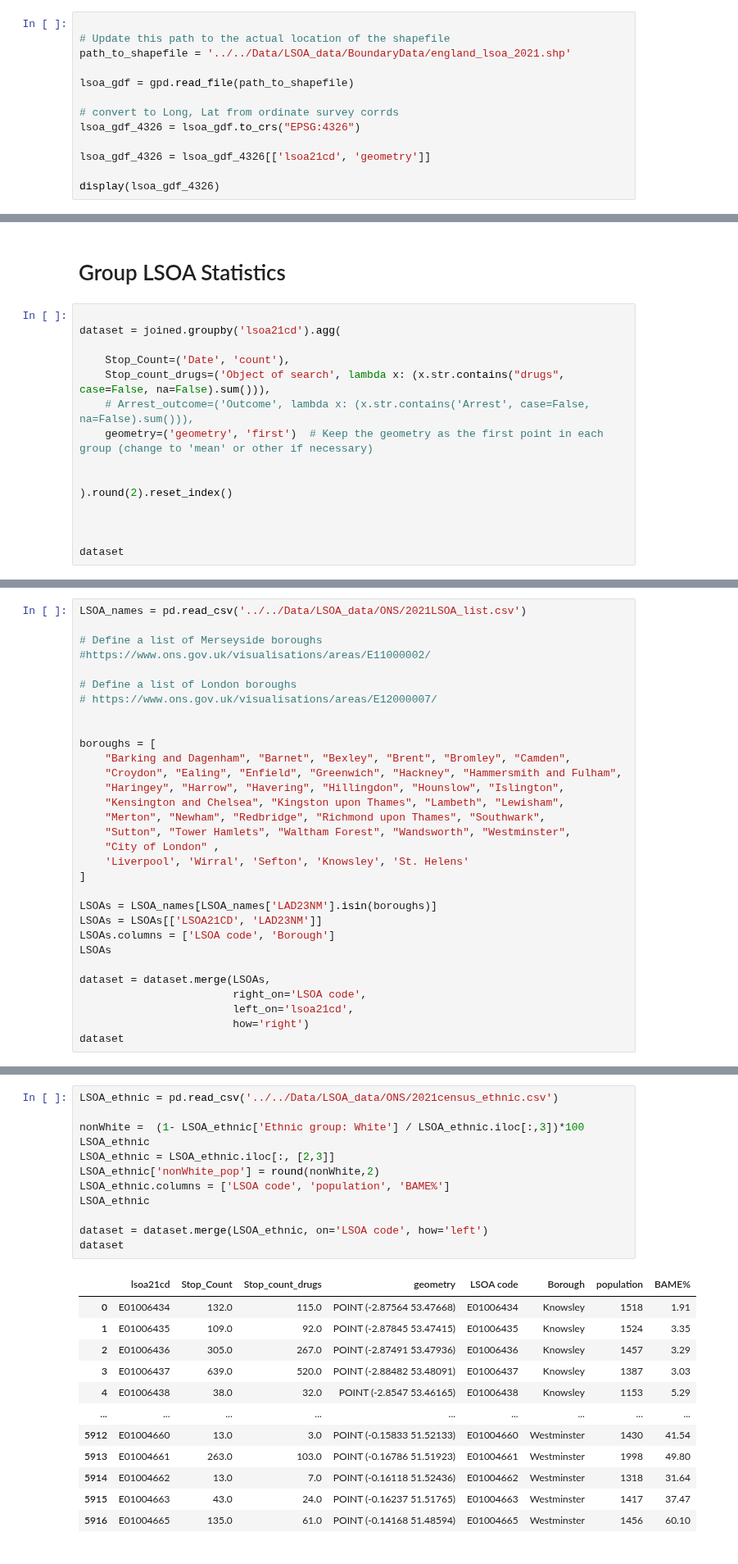
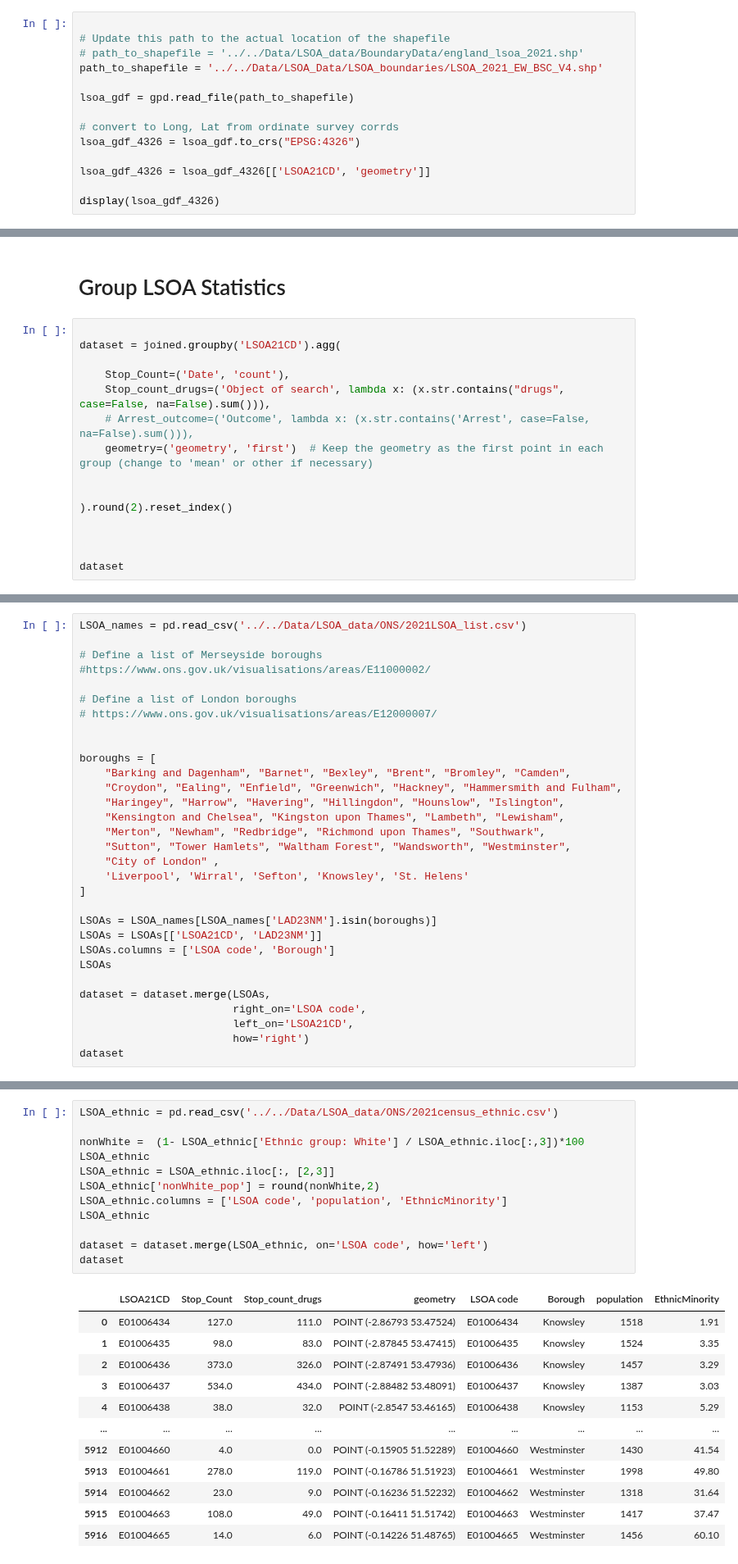
Before and after one commit to KofiBartonByfield/Dissertation, a Jupyter notebook: Code/Data Collection/create_csv.ipynb, the cells around one changed output, grey strips where cells are left out. Shown at 82% size. Cells and saved outputs as stored; diff of their text form.

```diff
--- a/Code/Data Collection/create_csv.ipynb
+++ b/Code/Data Collection/create_csv.ipynb
@@ -88,14 +88,15 @@ https://borders.ukdataservice.ac.uk/
 # %%
 
 # Update this path to the actual location of the shapefile
-path_to_shapefile = '../../Data/LSOA_data/BoundaryData/england_lsoa_2021.shp'
+# path_to_shapefile = '../../Data/LSOA_data/BoundaryData/england_lsoa_2021.shp'
+path_to_shapefile = '../../Data/LSOA_Data/LSOA_boundaries/LSOA_2021_EW_BSC_V4.shp'
 
 lsoa_gdf = gpd.read_file(path_to_shapefile)
 
 # convert to Long, Lat from ordinate survey corrds
 lsoa_gdf_4326 = lsoa_gdf.to_crs("EPSG:4326")
 
-lsoa_gdf_4326 = lsoa_gdf_4326[['lsoa21cd', 'geometry']]
+lsoa_gdf_4326 = lsoa_gdf_4326[['LSOA21CD', 'geometry']]
 
 display(lsoa_gdf_4326)
 # %% [output]
@@ -147,7 +148,7 @@ display(joined)
 # Group LSOA Statistics
 # %%
 
-dataset = joined.groupby('lsoa21cd').agg(
+dataset = joined.groupby('LSOA21CD').agg(
 
     Stop_Count=('Date', 'count'),
     Stop_count_drugs=('Object of search', lambda x: (x.str.contains("drugs", case=False, na=False).sum())),
@@ -207,7 +208,7 @@ LSOAs
 
 dataset = dataset.merge(LSOAs,
                         right_on='LSOA code',
-                        left_on='lsoa21cd',
+                        left_on='LSOA21CD',
                         how='right')
 dataset
 # %% [output]
@@ -230,28 +231,28 @@ https://www.nomisweb.co.uk/sources/census_2021_bulk
 # %%
 LSOA_ethnic = pd.read_csv('../../Data/LSOA_data/ONS/2021census_ethnic.csv')
 
 nonWhite =  (1- LSOA_ethnic['Ethnic group: White'] / LSOA_ethnic.iloc[:,3])*100
 LSOA_ethnic
 LSOA_ethnic = LSOA_ethnic.iloc[:, [2,3]]
 LSOA_ethnic['nonWhite_pop'] = round(nonWhite,2)
-LSOA_ethnic.columns = ['LSOA code', 'population', 'BAME%']
+LSOA_ethnic.columns = ['LSOA code', 'population', 'EthnicMinority']
 LSOA_ethnic
 
 dataset = dataset.merge(LSOA_ethnic, on='LSOA code', how='left')
 dataset
 # %% [output]
-|  | lsoa21cd | Stop_Count | Stop_count_drugs | geometry | LSOA code | Borough | population | BAME% |
-| 0 | E01006434 | 132.0 | 115.0 | POINT (-2.87564 53.47668) | E01006434 | Knowsley | 1518 | 1.91 |
-| 1 | E01006435 | 109.0 | 92.0 | POINT (-2.87845 53.47415) | E01006435 | Knowsley | 1524 | 3.35 |
-| 2 | E01006436 | 305.0 | 267.0 | POINT (-2.87491 53.47936) | E01006436 | Knowsley | 1457 | 3.29 |
-| 3 | E01006437 | 639.0 | 520.0 | POINT (-2.88482 53.48091) | E01006437 | Knowsley | 1387 | 3.03 |
+|  | LSOA21CD | Stop_Count | Stop_count_drugs | geometry | LSOA code | Borough | population | EthnicMinority |
+| 0 | E01006434 | 127.0 | 111.0 | POINT (-2.86793 53.47524) | E01006434 | Knowsley | 1518 | 1.91 |
+| 1 | E01006435 | 98.0 | 83.0 | POINT (-2.87845 53.47415) | E01006435 | Knowsley | 1524 | 3.35 |
+| 2 | E01006436 | 373.0 | 326.0 | POINT (-2.87491 53.47936) | E01006436 | Knowsley | 1457 | 3.29 |
+| 3 | E01006437 | 534.0 | 434.0 | POINT (-2.88482 53.48091) | E01006437 | Knowsley | 1387 | 3.03 |
 | 4 | E01006438 | 38.0 | 32.0 | POINT (-2.8547 53.46165) | E01006438 | Knowsley | 1153 | 5.29 |
 | ... | ... | ... | ... | ... | ... | ... | ... | ... |
-| 5912 | E01004660 | 13.0 | 3.0 | POINT (-0.15833 51.52133) | E01004660 | Westminster | 1430 | 41.54 |
-| 5913 | E01004661 | 263.0 | 103.0 | POINT (-0.16786 51.51923) | E01004661 | Westminster | 1998 | 49.80 |
-| 5914 | E01004662 | 13.0 | 7.0 | POINT (-0.16118 51.52436) | E01004662 | Westminster | 1318 | 31.64 |
-| 5915 | E01004663 | 43.0 | 24.0 | POINT (-0.16237 51.51765) | E01004663 | Westminster | 1417 | 37.47 |
-| 5916 | E01004665 | 135.0 | 61.0 | POINT (-0.14168 51.48594) | E01004665 | Westminster | 1456 | 60.10 |
+| 5912 | E01004660 | 4.0 | 0.0 | POINT (-0.15905 51.52289) | E01004660 | Westminster | 1430 | 41.54 |
+| 5913 | E01004661 | 278.0 | 119.0 | POINT (-0.16786 51.51923) | E01004661 | Westminster | 1998 | 49.80 |
+| 5914 | E01004662 | 23.0 | 9.0 | POINT (-0.16236 51.52232) | E01004662 | Westminster | 1318 | 31.64 |
+| 5915 | E01004663 | 108.0 | 49.0 | POINT (-0.16411 51.51742) | E01004663 | Westminster | 1417 | 37.47 |
+| 5916 | E01004665 | 14.0 | 6.0 | POINT (-0.14226 51.48765) | E01004665 | Westminster | 1456 | 60.10 |
 5917 rows × 8 columns
 # %%
 dataset.drop(columns={'geometry',
```
Also changed, not shown: parts of 11 cells of this notebook, 1 other file.
